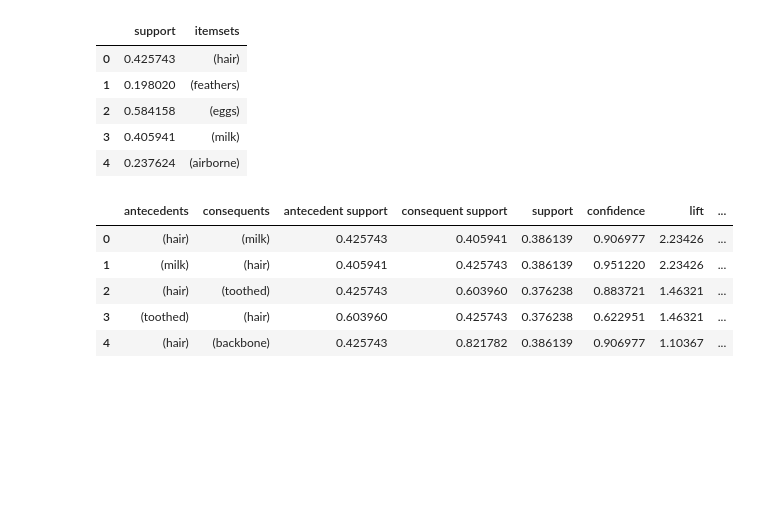
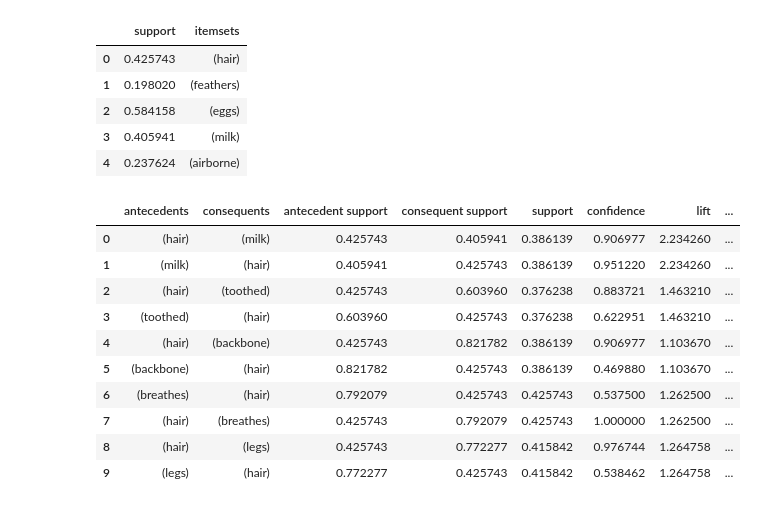
Before and after one commit to Suchirapon/KKU_data_mining, a Jupyter notebook: zooAssociation1.ipynb, the cells around one changed output. Drawn from its saved outputs; the diff is of its cells as text; code cells hidden in the pictures; blank space fills up the shorter version.

```diff
--- a/zooAssociation1.ipynb
+++ b/zooAssociation1.ipynb
@@ -101,11 +101,16 @@ freq_items.head()
 | 4 | 0.237624 | (airborne) |
 # %%
 rule = association_rules(freq_items, metric='lift', min_threshold=1)
-rule.head()
+rule.head(10)
 # %% [output]
 |  | antecedents | consequents | antecedent support | consequent support | support | confidence | lift | ... |
-| 0 | (hair) | (milk) | 0.425743 | 0.405941 | 0.386139 | 0.906977 | 2.23426 | ... |
-| 1 | (milk) | (hair) | 0.405941 | 0.425743 | 0.386139 | 0.951220 | 2.23426 | ... |
-| 2 | (hair) | (toothed) | 0.425743 | 0.603960 | 0.376238 | 0.883721 | 1.46321 | ... |
-| 3 | (toothed) | (hair) | 0.603960 | 0.425743 | 0.376238 | 0.622951 | 1.46321 | ... |
-| 4 | (hair) | (backbone) | 0.425743 | 0.821782 | 0.386139 | 0.906977 | 1.10367 | ... |
+| 0 | (hair) | (milk) | 0.425743 | 0.405941 | 0.386139 | 0.906977 | 2.234260 | ... |
+| 1 | (milk) | (hair) | 0.405941 | 0.425743 | 0.386139 | 0.951220 | 2.234260 | ... |
+| 2 | (hair) | (toothed) | 0.425743 | 0.603960 | 0.376238 | 0.883721 | 1.463210 | ... |
+| 3 | (toothed) | (hair) | 0.603960 | 0.425743 | 0.376238 | 0.622951 | 1.463210 | ... |
+| 4 | (hair) | (backbone) | 0.425743 | 0.821782 | 0.386139 | 0.906977 | 1.103670 | ... |
+| 5 | (backbone) | (hair) | 0.821782 | 0.425743 | 0.386139 | 0.469880 | 1.103670 | ... |
+| 6 | (breathes) | (hair) | 0.792079 | 0.425743 | 0.425743 | 0.537500 | 1.262500 | ... |
+| 7 | (hair) | (breathes) | 0.425743 | 0.792079 | 0.425743 | 1.000000 | 1.262500 | ... |
+| 8 | (hair) | (legs) | 0.425743 | 0.772277 | 0.415842 | 0.976744 | 1.264758 | ... |
+| 9 | (legs) | (hair) | 0.772277 | 0.425743 | 0.415842 | 0.538462 | 1.264758 | ... |
```
Also changed, not shown: parts of 5 cells of this notebook.
